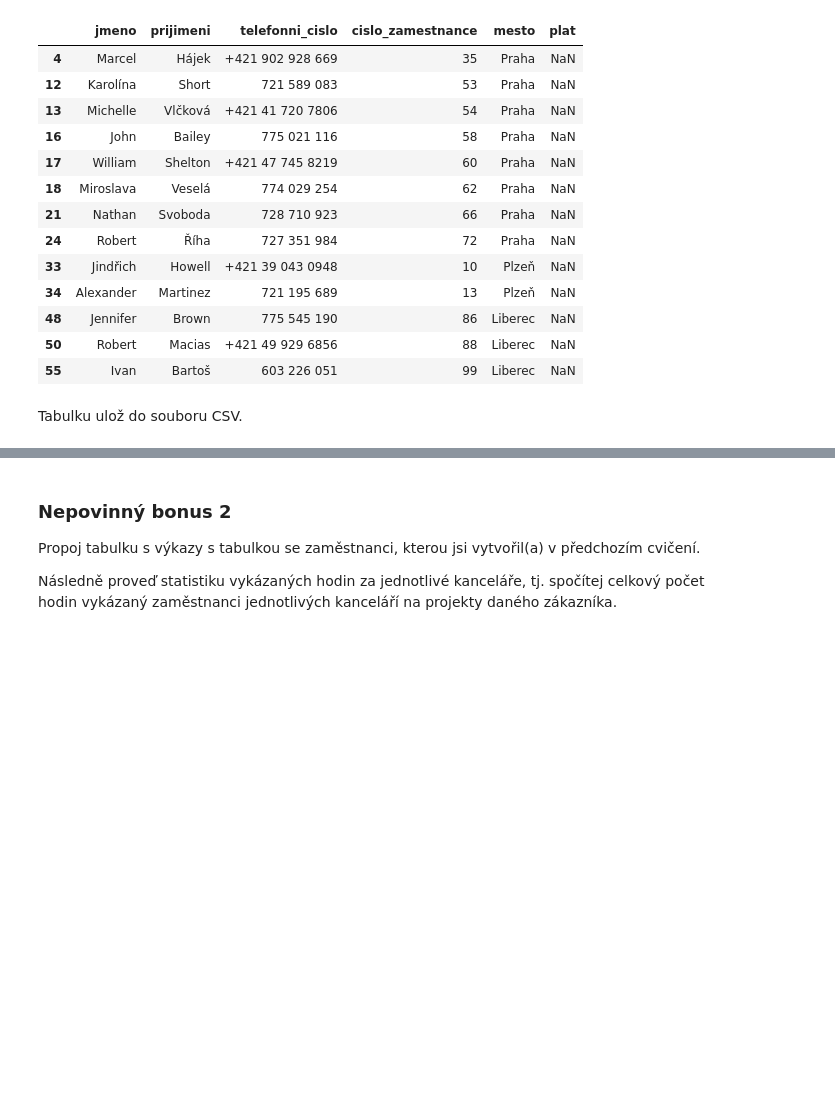
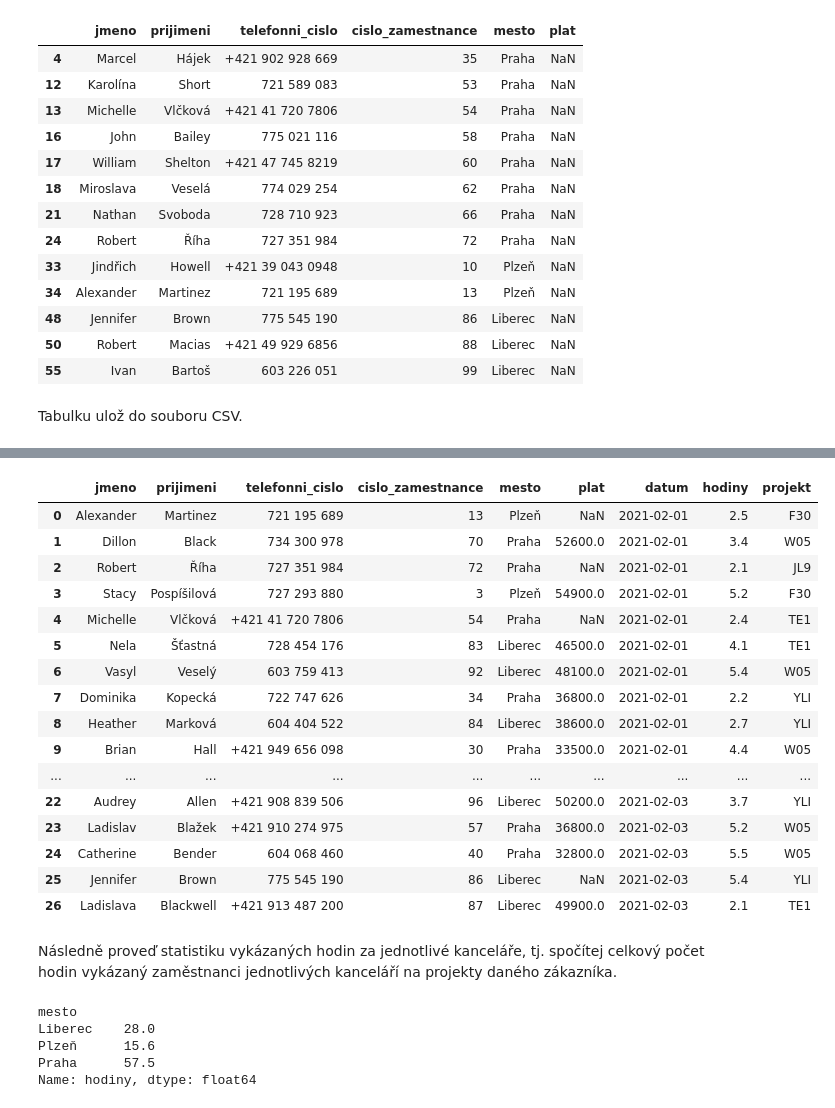
Before and after one commit to MisaLiska/Python1_Misa_2023, a Jupyter notebook: ukoly/ukol_10_pandas.ipynb, the cells around one changed output, grey strips where cells are left out. Saved outputs shown, nothing was run; the diff lists cells and outputs as text; code cells hidden in the pictures; blank space fills up the shorter version.

```diff
--- a/ukoly/ukol_10_pandas.ipynb
+++ b/ukoly/ukol_10_pandas.ipynb
@@ -178,0 +182,3 @@ byvali_zamestnanci.to_csv("byvali_zamestnanci.csv")
+# %%
+vykazy.rename(columns=({"date" : "datum", "hours" : "hodiny", "project" : "projekt", "emloyee_id" : "cislo_zamestnance"}), inplace=True)
+vykazy
@@ -179,5 +203,31 @@ byvali_zamestnanci.to_csv("byvali_zamestnanci.csv")
+# %%
+zamestnanci_a_vykazy = pandas.merge(zamestnanci, vykazy, on="cislo_zamestnance", how="right")
+zamestnanci_a_vykazy
+# %% [output]
+|  | jmeno | prijimeni | telefonni_cislo | cislo_zamestnance | mesto | plat | datum | hodiny | projekt |
+| 0 | Alexander | Martinez | 721 195 689 | 13 | Plzeň | NaN | 2021-02-01 | 2.5 | F30 |
+| 1 | Dillon | Black | 734 300 978 | 70 | Praha | 52600.0 | 2021-02-01 | 3.4 | W05 |
+| 2 | Robert | Říha | 727 351 984 | 72 | Praha | NaN | 2021-02-01 | 2.1 | JL9 |
+| 3 | Stacy | Pospíšilová | 727 293 880 | 3 | Plzeň | 54900.0 | 2021-02-01 | 5.2 | F30 |
+| 4 | Michelle | Vlčková | +421 41 720 7806 | 54 | Praha | NaN | 2021-02-01 | 2.4 | TE1 |
+| 5 | Nela | Šťastná | 728 454 176 | 83 | Liberec | 46500.0 | 2021-02-01 | 4.1 | TE1 |
+| 6 | Vasyl | Veselý | 603 759 413 | 92 | Liberec | 48100.0 | 2021-02-01 | 5.4 | W05 |
+| 7 | Dominika | Kopecká | 722 747 626 | 34 | Praha | 36800.0 | 2021-02-01 | 2.2 | YLI |
+| 8 | Heather | Marková | 604 404 522 | 84 | Liberec | 38600.0 | 2021-02-01 | 2.7 | YLI |
+| 9 | Brian | Hall | +421 949 656 098 | 30 | Praha | 33500.0 | 2021-02-01 | 4.4 | W05 |
+| ... | ... | ... | ... | ... | ... | ... | ... | ... | ... |
+| 22 | Audrey | Allen | +421 908 839 506 | 96 | Liberec | 50200.0 | 2021-02-03 | 3.7 | YLI |
+| 23 | Ladislav | Blažek | +421 910 274 975 | 57 | Praha | 36800.0 | 2021-02-03 | 5.2 | W05 |
+| 24 | Catherine | Bender | 604 068 460 | 40 | Praha | 32800.0 | 2021-02-03 | 5.5 | W05 |
+| 25 | Jennifer | Brown | 775 545 190 | 86 | Liberec | NaN | 2021-02-03 | 5.4 | YLI |
+| 26 | Ladislava | Blackwell | +421 913 487 200 | 87 | Liberec | 49900.0 | 2021-02-03 | 2.1 | TE1 |
 # %% [markdown]
-### Nepovinný bonus 2
-Propoj tabulku s výkazy s tabulkou se zaměstnanci, kterou jsi vytvořil(a) v předchozím cvičení.
-
 Následně proveď statistiku vykázaných hodin za jednotlivé kanceláře, tj. spočítej celkový počet hodin vykázaný zaměstnanci jednotlivých kanceláří na projekty daného zákazníka.
+# %%
+zamestnanci_a_vykazy.groupby("mesto")["hodiny"].sum()
+# %% [output]
+mesto
+Liberec    28.0
+Plzeň      15.6
+Praha      57.5
+Name: hodiny, dtype: float64
```
Also changed, not shown: parts of 2 cells of this notebook.
